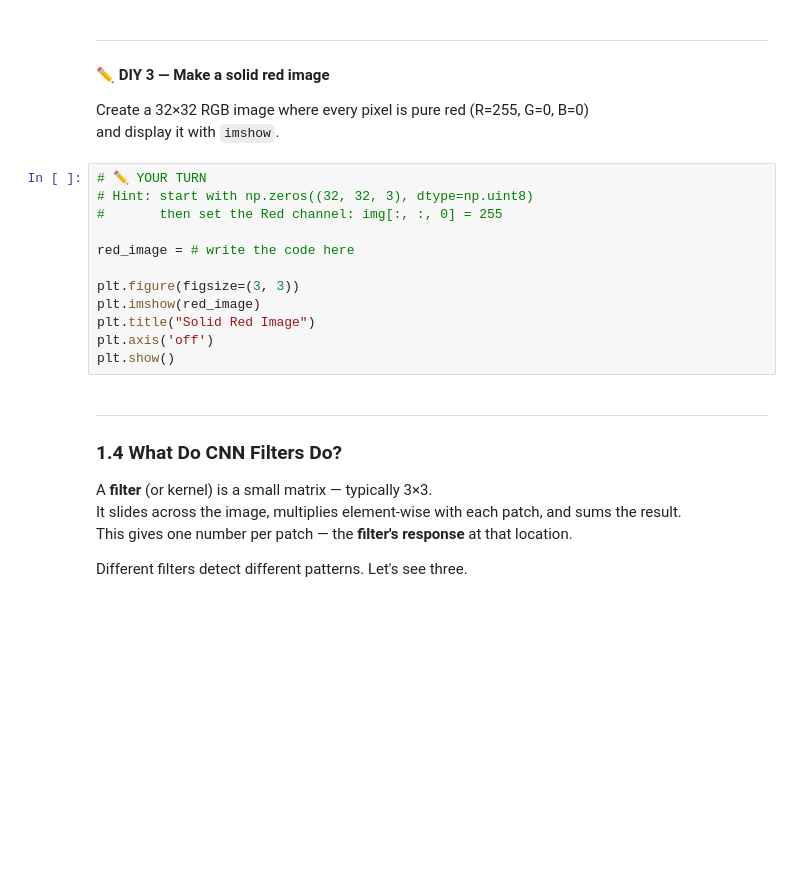
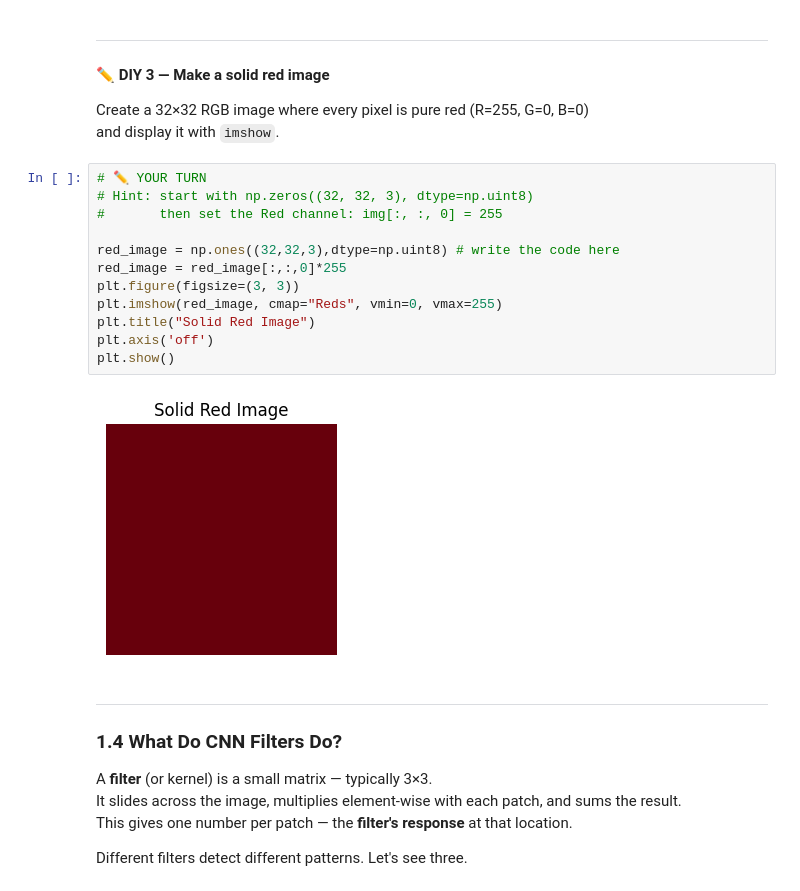
Before and after one commit to mkamdar/applied_ai_agentic_ai, a Jupyter notebook: RNN__Transformer_Architecture_and_Attention_resources/ef56abd5-f7b5-4d11-9bf3-1afa7ddbfbcb-Hands-on-Session-13th-June.ipynb, the cells around one changed output. Saved outputs shown, nothing was run; the diff lists cells and outputs as text; blank space fills up the shorter version.

```diff
--- a/RNN__Transformer_Architecture_and_Attention_resources/ef56abd5-f7b5-4d11-9bf3-1afa7ddbfbcb-Hands-on-Session-13th-June.ipynb
+++ b/RNN__Transformer_Architecture_and_Attention_resources/ef56abd5-f7b5-4d11-9bf3-1afa7ddbfbcb-Hands-on-Session-13th-June.ipynb
@@ -196,15 +219,17 @@ and display it with `imshow`.
 # %%
 # ✏️ YOUR TURN
 # Hint: start with np.zeros((32, 32, 3), dtype=np.uint8)
 #       then set the Red channel: img[:, :, 0] = 255
 
-red_image = # write the code here
-
+red_image = np.ones((32,32,3),dtype=np.uint8) # write the code here
+red_image = red_image[:,:,0]*255
 plt.figure(figsize=(3, 3))
-plt.imshow(red_image)
+plt.imshow(red_image, cmap="Reds", vmin=0, vmax=255)
 plt.title("Solid Red Image")
 plt.axis('off')
 plt.show()
+# %% [output]
+[figure, added]
 # %% [markdown]
 ---
 ### 1.4 What Do CNN Filters Do?
```
Also changed, not shown: parts of 15 cells of this notebook.
